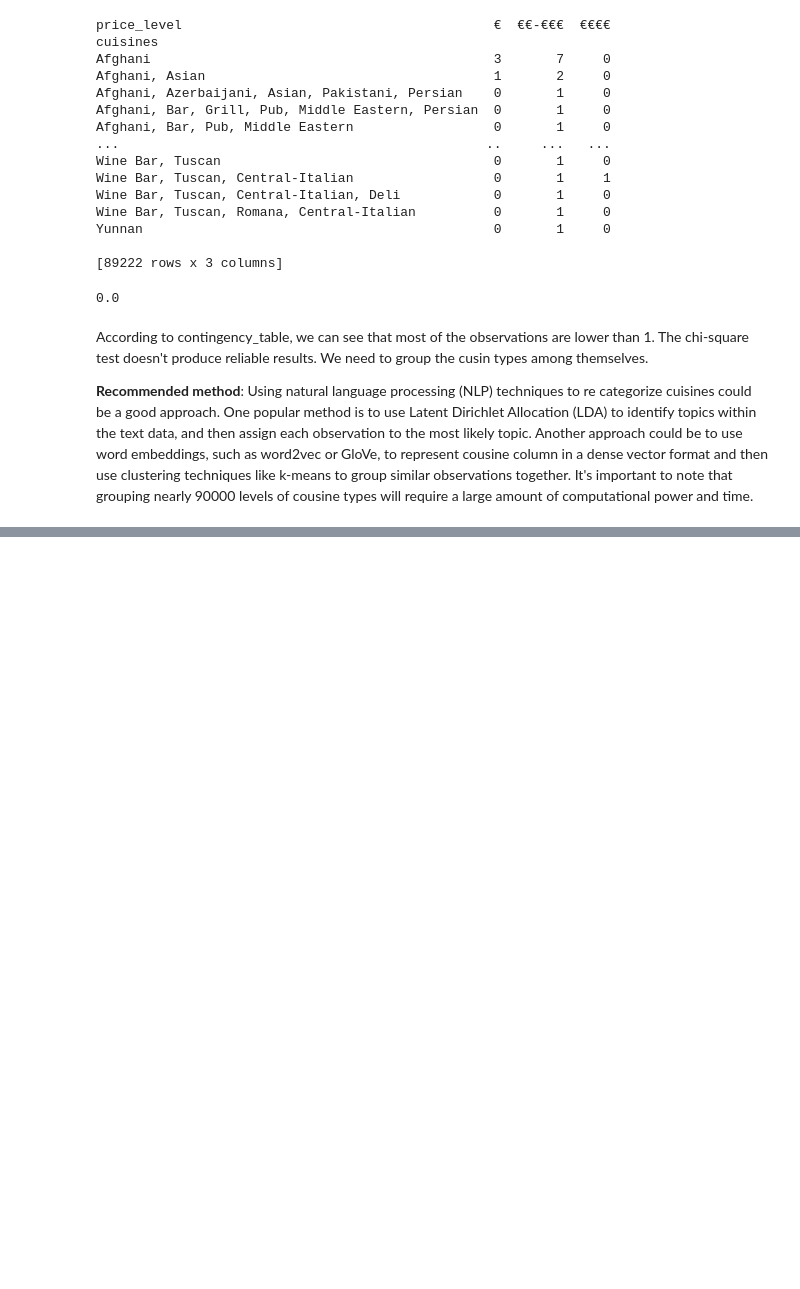
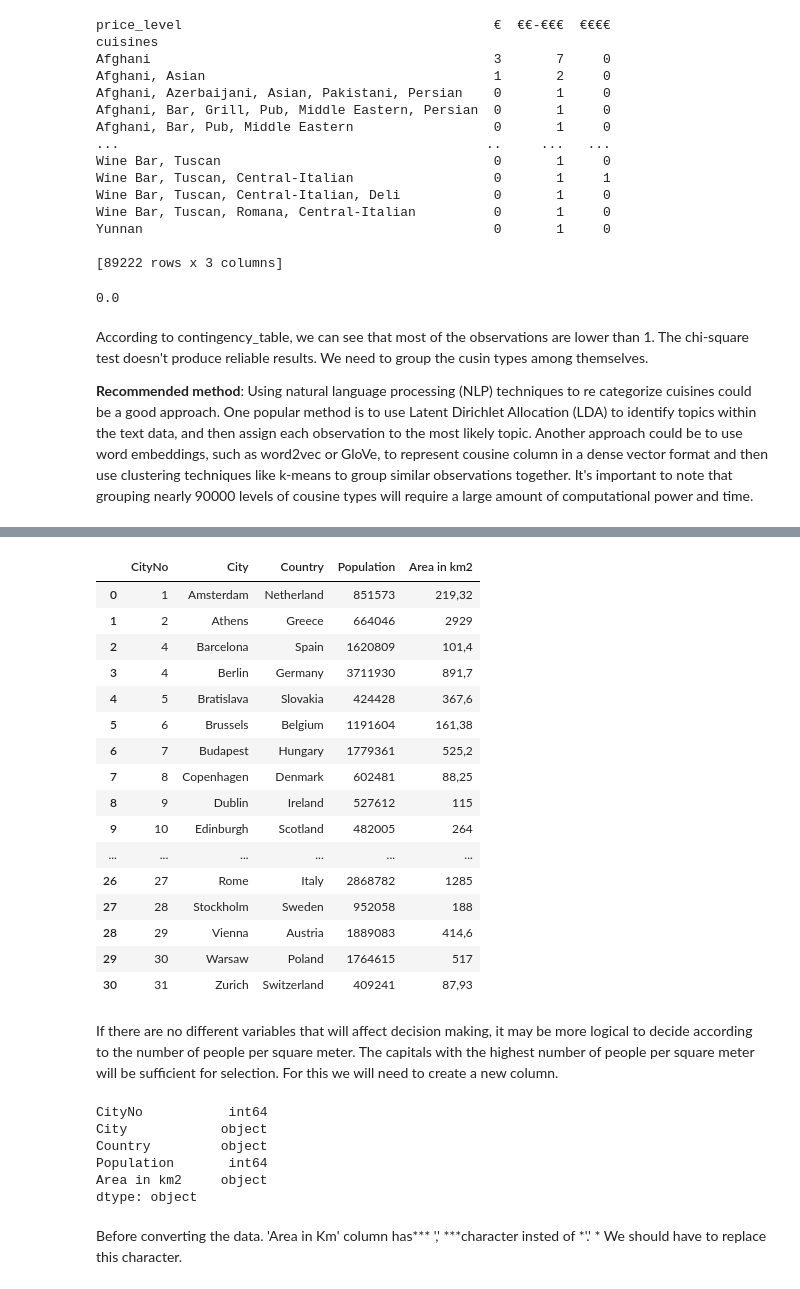
Before and after one commit to vocanalytics/F_STL_Challenge, a Jupyter notebook: Tech_Challenge_For_FoodStyles.ipynb, the cells around one changed output, grey strips where cells are left out. Saved outputs shown, nothing was run; the diff lists cells and outputs as text; code cells hidden in the pictures; blank space fills up the shorter version.

```diff
--- a/Tech_Challenge_For_FoodStyles.ipynb
+++ b/Tech_Challenge_For_FoodStyles.ipynb
@@ -554,0 +559,39 @@ It's important to note that grouping nearly 90000 levels of cousine types  will
+# %%
+df_europe_cpy=pd.read_csv("/content/drive/MyDrive/cognative/Denemeler /FoodStyles/europe_capitals_population_and_area.csv",delimiter=';', header=0)
+# We need delimeter character ';'
+# %%
+df_europe=df_europe_cpy.copy()
+# %%
+df_europe
+# %% [output]
+|  | CityNo | City | Country | Population | Area in km2 |
+| 0 | 1 | Amsterdam | Netherland | 851573 | 219,32 |
+| 1 | 2 | Athens | Greece | 664046 | 2929 |
+| 2 | 4 | Barcelona | Spain | 1620809 | 101,4 |
+| 3 | 4 | Berlin | Germany | 3711930 | 891,7 |
+| 4 | 5 | Bratislava | Slovakia | 424428 | 367,6 |
+| 5 | 6 | Brussels | Belgium | 1191604 | 161,38 |
+| 6 | 7 | Budapest | Hungary | 1779361 | 525,2 |
+| 7 | 8 | Copenhagen | Denmark | 602481 | 88,25 |
+| 8 | 9 | Dublin | Ireland | 527612 | 115 |
+| 9 | 10 | Edinburgh | Scotland | 482005 | 264 |
+| ... | ... | ... | ... | ... | ... |
+| 26 | 27 | Rome | Italy | 2868782 | 1285 |
+| 27 | 28 | Stockholm | Sweden | 952058 | 188 |
+| 28 | 29 | Vienna | Austria | 1889083 | 414,6 |
+| 29 | 30 | Warsaw | Poland | 1764615 | 517 |
+| 30 | 31 | Zurich | Switzerland | 409241 | 87,93 |
+# %% [markdown]
+If there are no different variables that will affect decision making, it may be more logical to decide according to the number of people per square meter. The capitals with the highest number of people per square meter will be sufficient for selection. For this we will need to create a new column.
+# %%
+df_europe.dtypes
+# %% [output]
+CityNo           int64
+City            object
+Country         object
+Population       int64
+Area in km2     object
+dtype: object
+# %% [markdown]
+Before converting the data. 'Area in Km' column has*** ',' ***character insted of *'.' *
+We should have to replace this character.
```
Also changed, not shown: parts of 10 cells of this notebook.
